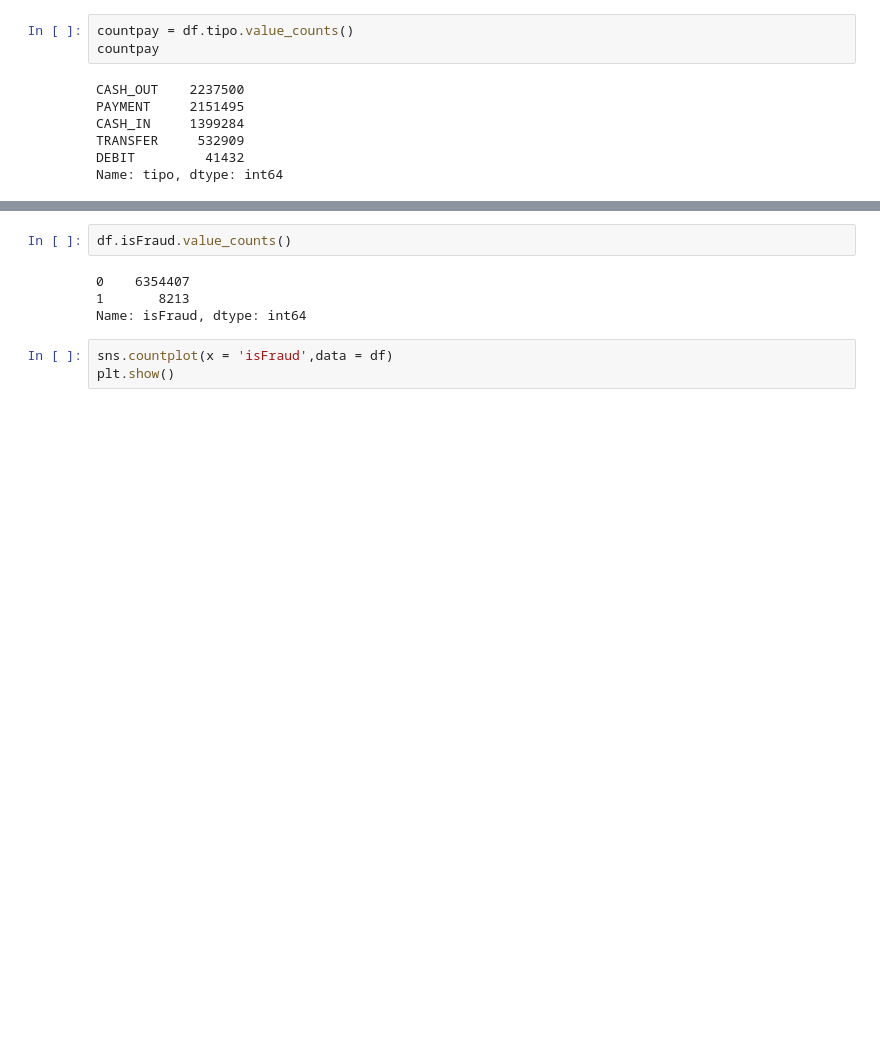
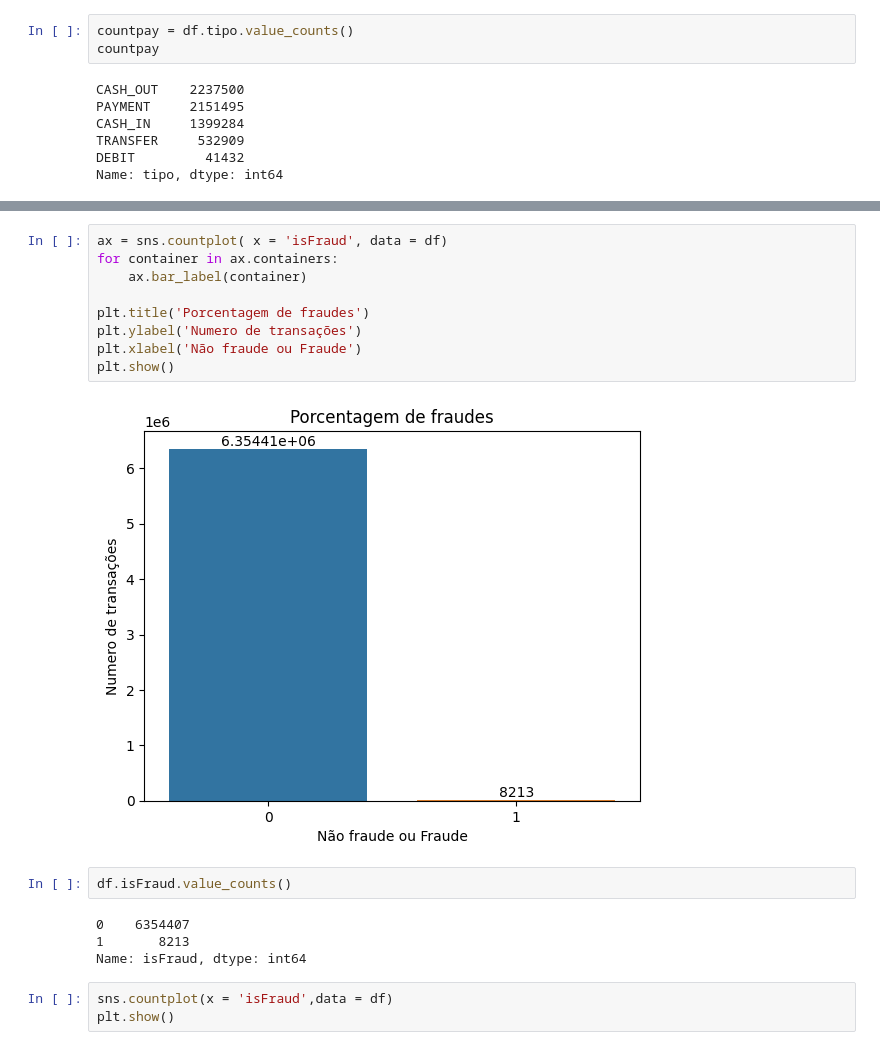
Before and after one commit to Fecarvalho00/Creditcard_fraud_analysis, a Jupyter notebook: Análise_de_Fraude_no_cartão_de_Credito.ipynb, the cells around one changed output, grey strips where cells are left out. Cells and saved outputs as stored; diff of their text form; blank space fills up the shorter version.

```diff
--- a/Análise_de_Fraude_no_cartão_de_Credito.ipynb
+++ b/Análise_de_Fraude_no_cartão_de_Credito.ipynb
@@ -168,3 +157,14 @@ The default value of numeric_only in DataFrame.corr is deprecated. In a future v
+# %%
+ax = sns.countplot( x = 'isFraud', data = df)
+for container in ax.containers:
+    ax.bar_label(container)
+
+plt.title('Porcentagem de fraudes')
+plt.ylabel('Numero de transações')
+plt.xlabel('Não fraude ou Fraude')
+plt.show()
+# %% [output]
+[figure, added]
 # %%
 df.isFraud.value_counts()
 # %% [output]
```
Also changed, not shown: parts of 13 cells of this notebook.
